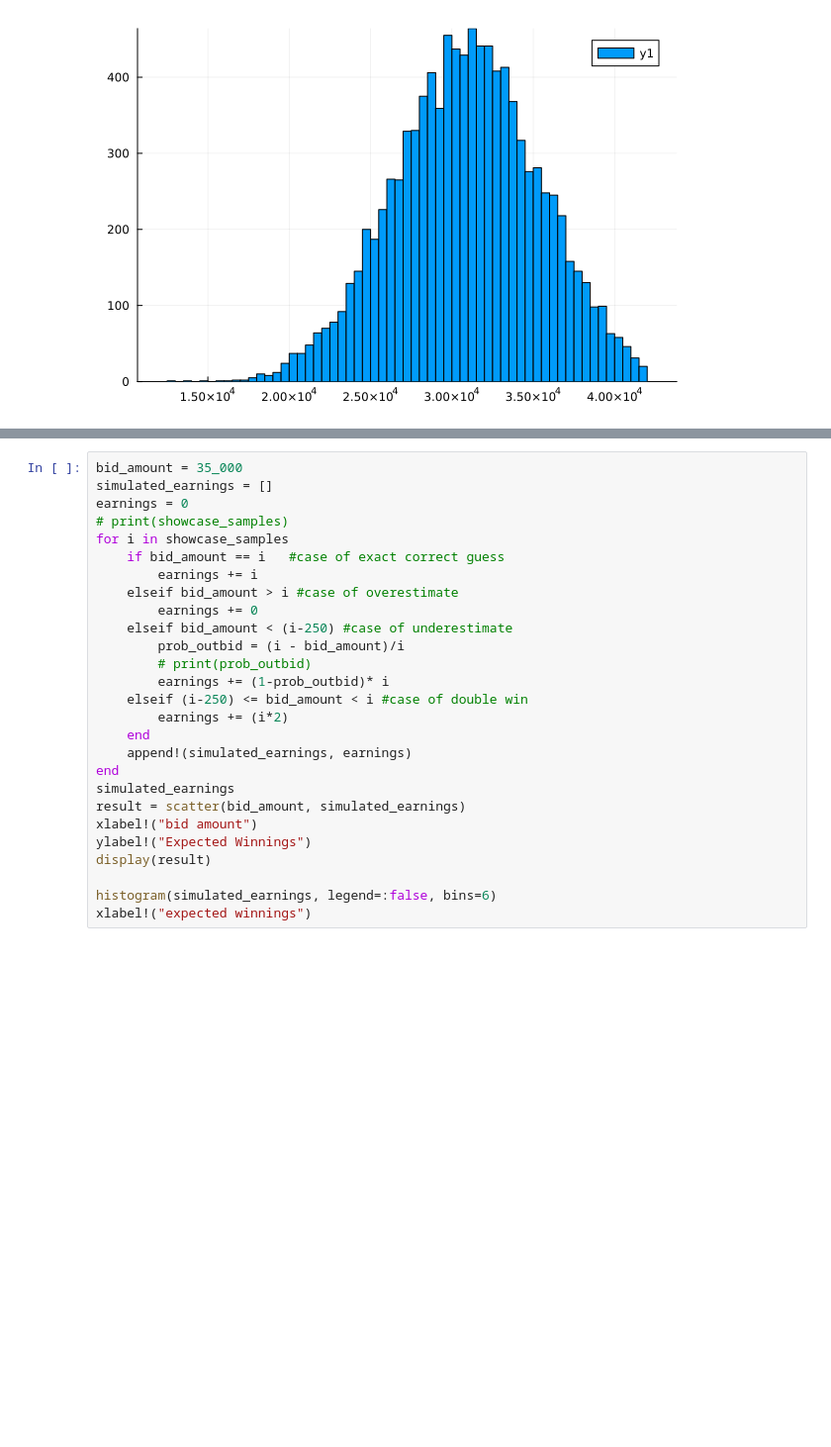
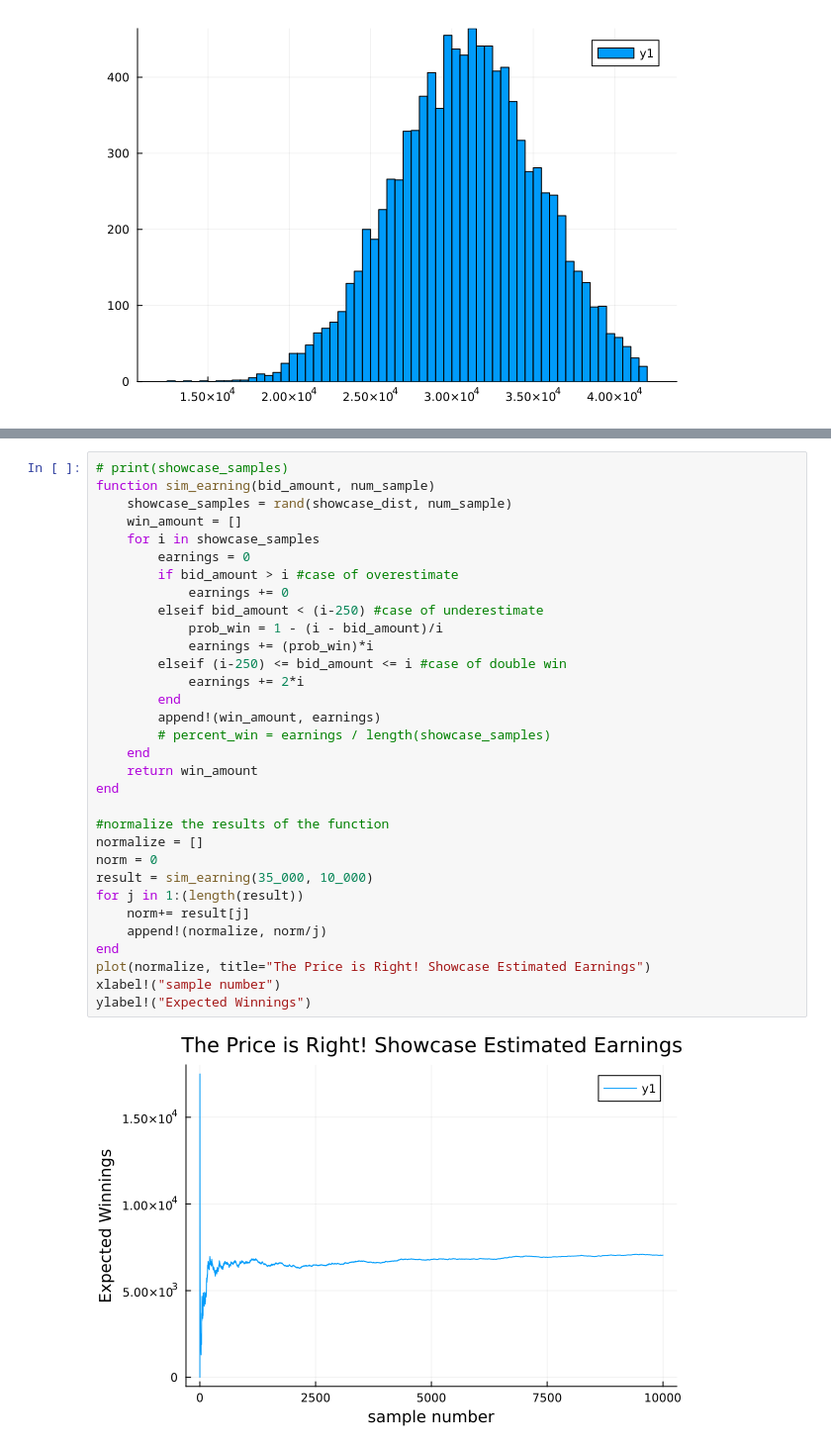
Before and after one commit to BEE4750-FA24/lab2-gar238, a Jupyter notebook: lab02.ipynb, the cells around one changed output, grey strips where cells are left out. Shown at 99% size. Cells and saved outputs as stored; diff of their text form; blank space fills up the shorter version.

```diff
--- a/lab02.ipynb
+++ b/lab02.ipynb
@@ -189,30 +194,37 @@ you decide how many samples to use?
 # %%
-bid_amount = 35_000
-simulated_earnings = []
-earnings = 0
 # print(showcase_samples)
-for i in showcase_samples
-    if bid_amount == i   #case of exact correct guess
-        earnings += i
-    elseif bid_amount > i #case of overestimate
-        earnings += 0
-    elseif bid_amount < (i-250) #case of underestimate
-        prob_outbid = (i - bid_amount)/i
-        # print(prob_outbid)
-        earnings += (1-prob_outbid)* i
-    elseif (i-250) <= bid_amount < i #case of double win
-        earnings += (i*2)
+function sim_earning(bid_amount, num_sample)
+    showcase_samples = rand(showcase_dist, num_sample)
+    win_amount = []
+    for i in showcase_samples
+        earnings = 0
+        if bid_amount > i #case of overestimate
+            earnings += 0
+        elseif bid_amount < (i-250) #case of underestimate
+            prob_win = 1 - (i - bid_amount)/i
+            earnings += (prob_win)*i
+        elseif (i-250) <= bid_amount <= i #case of double win
+            earnings += 2*i
+        end
+        append!(win_amount, earnings)
+        # percent_win = earnings / length(showcase_samples)
     end
-    append!(simulated_earnings, earnings)
+    return win_amount
 end
-simulated_earnings
-result = scatter(bid_amount, simulated_earnings)
-xlabel!("bid amount")
+
+#normalize the results of the function
+normalize = []
+norm = 0
+result = sim_earning(35_000, 10_000)
+for j in 1:(length(result))
+    norm+= result[j]
+    append!(normalize, norm/j)
+end
+plot(normalize, title="The Price is Right! Showcase Estimated Earnings")
+xlabel!("sample number")
 ylabel!("Expected Winnings")
-display(result)
-
-histogram(simulated_earnings, legend=:false, bins=6)
-xlabel!("expected winnings")
+# %% [output]
+[figure, added]
 # %% [markdown]
 ## References
 1. [julia plots](https://docs.juliaplots.org/latest/output/#:~:text=A%20Plot%20is%20only%20displayed,true%20to%20your%20plot%20command.)
```
Also changed, not shown: parts of 3 cells of this notebook.
